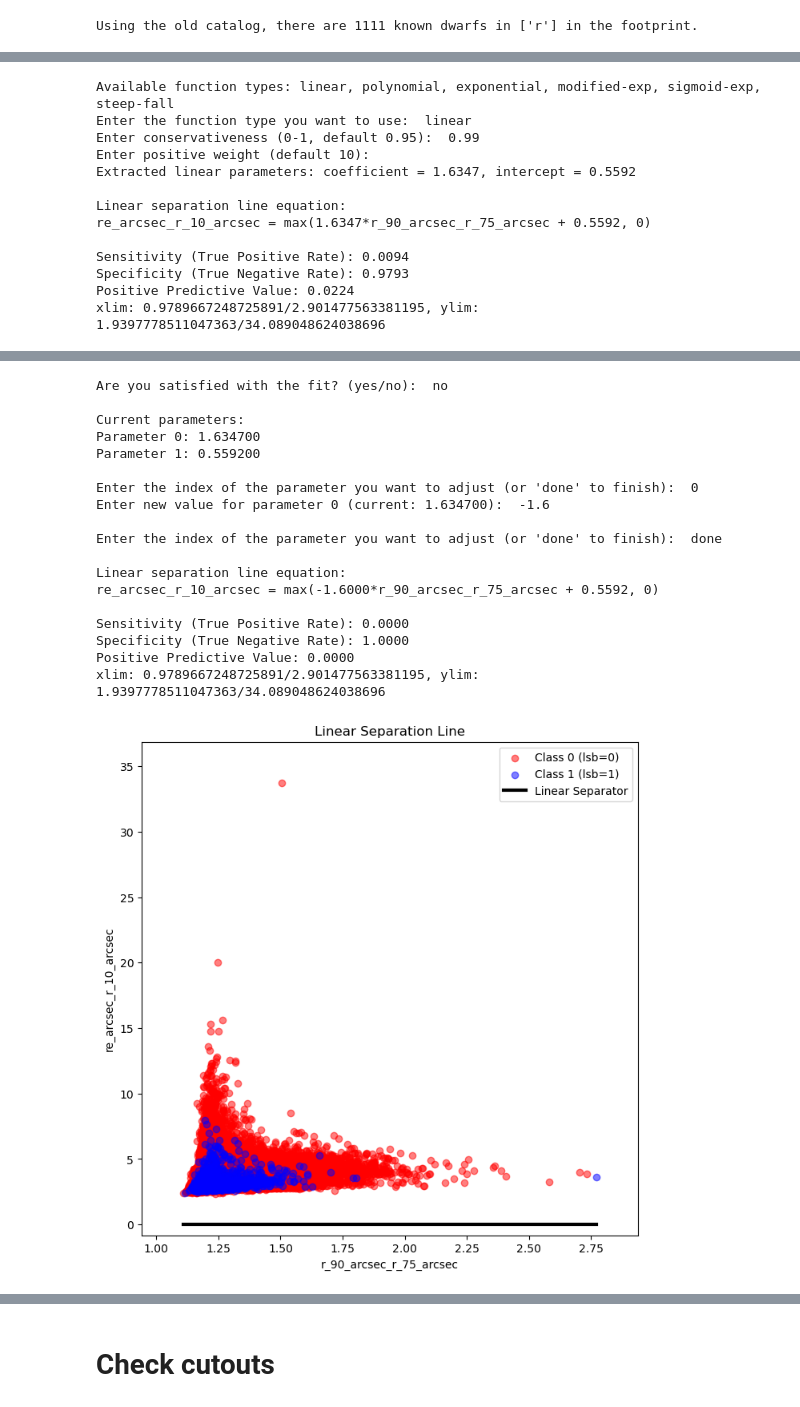
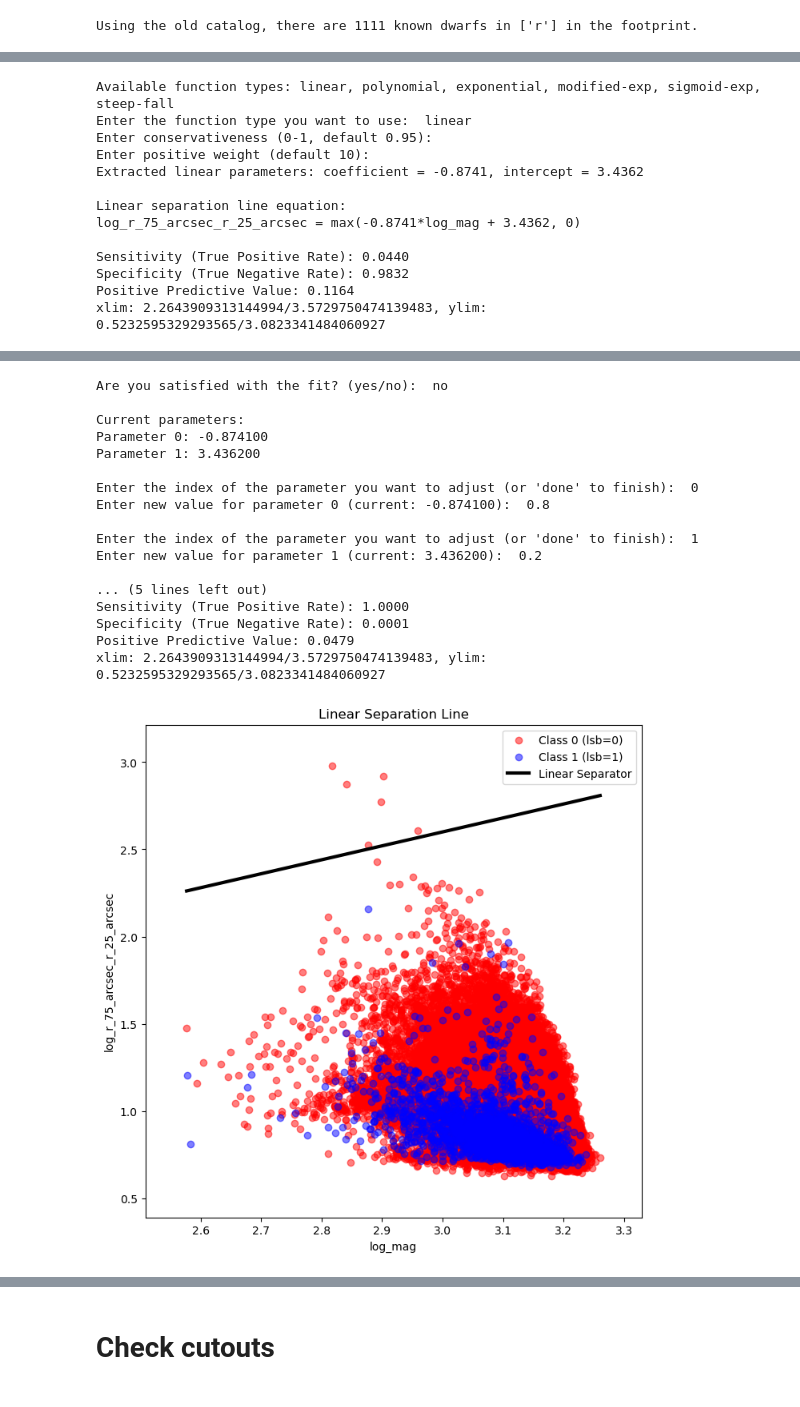
Before and after one commit to heesters-nick/DwarForge, a Jupyter notebook: notebooks/data_accretion.ipynb, the cells around one changed output, grey strips where cells are left out. Drawn from its saved outputs; the diff is of its cells as text; code cells hidden in the pictures.

```diff
--- a/notebooks/data_accretion.ipynb
+++ b/notebooks/data_accretion.ipynb
@@ -2079,29 +2079,29 @@ def main(df, param1, param2, class_column):
     print(f"{param2} = {equation}")
 
 # Define column names
-PARAM1 = 'r_90_arcsec_r_75_arcsec'
-PARAM2 = 're_arcsec_r_10_arcsec'
+PARAM1 = 'log_mag'
+PARAM2 = 'log_r_75_arcsec_r_25_arcsec'
 CLASS_COLUMN = 'lsb'
 # Run the analysisparam
 if __name__ == "__main__":
     training_data_mod = training_data_i[training_data_i['r_10_arcsec'] > 0.].reset_index(drop=True)
     training_data_mod = training_data_mod[training_data_mod['r_25_arcsec'] > 0.].reset_index(drop=True)
     # training_data_mod = training_data_i[training_data_i['mu_median'] > 0.].reset_index(drop=True)
-    training_data_mod = add_fraction_to_df(training_data_mod, 'r_90_arcsec', 'r_75_arcsec', log=False)
-    training_data_mod = add_fraction_to_df(training_data_mod, 're_arcsec', 'r_10_arcsec', log=False)
-    # training_data_mod = add_log_to_df(training_data_mod, 'mu')
+    training_data_mod = add_fraction_to_df(training_data_mod, 'r_75_arcsec', 'r_25_arcsec', log=True)
+    # training_data_mod = add_fraction_to_df(training_data_mod, 're_arcsec', 'r_10_arcsec', log=False)
+    training_data_mod = add_log_to_df(training_data_mod, 'mag')
     main(training_data_mod, PARAM1, PARAM2, CLASS_COLUMN)
 # %% [output]
 Available function types: linear, polynomial, exponential, modified-exp, sigmoid-exp, steep-fall
 Enter the function type you want to use:  linear
-Enter conservativeness (0-1, default 0.95):  0.99
+Enter conservativeness (0-1, default 0.95):
 Enter positive weight (default 10):
-Extracted linear parameters: coefficient = 1.6347, intercept = 0.5592
+Extracted linear parameters: coefficient = -0.8741, intercept = 3.4362
 
 Linear separation line equation:
-re_arcsec_r_10_arcsec = max(1.6347*r_90_arcsec_r_75_arcsec + 0.5592, 0)
+log_r_75_arcsec_r_25_arcsec = max(-0.8741*log_mag + 3.4362, 0)
 
-Sensitivity (True Positive Rate): 0.0094
-Specificity (True Negative Rate): 0.9793
-Positive Predictive Value: 0.0224
-xlim: 0.9789667248725891/2.901477563381195, ylim: 1.9397778511047363/34.089048624038696
+Sensitivity (True Positive Rate): 0.0440
+Specificity (True Negative Rate): 0.9832
+Positive Predictive Value: 0.1164
+xlim: 2.2643909313144994/3.5729750474139483, ylim: 0.5232595329293565/3.0823341484060927
@@ -2109,22 +2109,21 @@ xlim: 0.9789667248725891/2.901477563381195, ylim: 1.9397778511047363/34.08904862
 Are you satisfied with the fit? (yes/no):  no
 
 Current parameters:
-Parameter 0: 1.634700
-Parameter 1: 0.559200
+Parameter 0: -0.874100
+Parameter 1: 3.436200
 
 Enter the index of the parameter you want to adjust (or 'done' to finish):  0
-Enter new value for parameter 0 (current: 1.634700):  -1.6
+Enter new value for parameter 0 (current: -0.874100):  0.8
 
-Enter the index of the parameter you want to adjust (or 'done' to finish):  done
+Enter the index of the parameter you want to adjust (or 'done' to finish):  1
+Enter new value for parameter 1 (current: 3.436200):  0.2
 
-Linear separation line equation:
-re_arcsec_r_10_arcsec = max(-1.6000*r_90_arcsec_r_75_arcsec + 0.5592, 0)
-
-Sensitivity (True Positive Rate): 0.0000
-Specificity (True Negative Rate): 1.0000
-Positive Predictive Value: 0.0000
-xlim: 0.9789667248725891/2.901477563381195, ylim: 1.9397778511047363/34.089048624038696
+... (5 lines left out)
+Sensitivity (True Positive Rate): 1.0000
+Specificity (True Negative Rate): 0.0001
+Positive Predictive Value: 0.0479
+xlim: 2.2643909313144994/3.5729750474139483, ylim: 0.5232595329293565/3.0823341484060927
-[figure, old version]
+[figure, new version]
 Are you satisfied with the fit? (yes/no):  no
 
 Current parameters:
```
Also changed, not shown: parts of 19 cells of this notebook, 13 other files.
